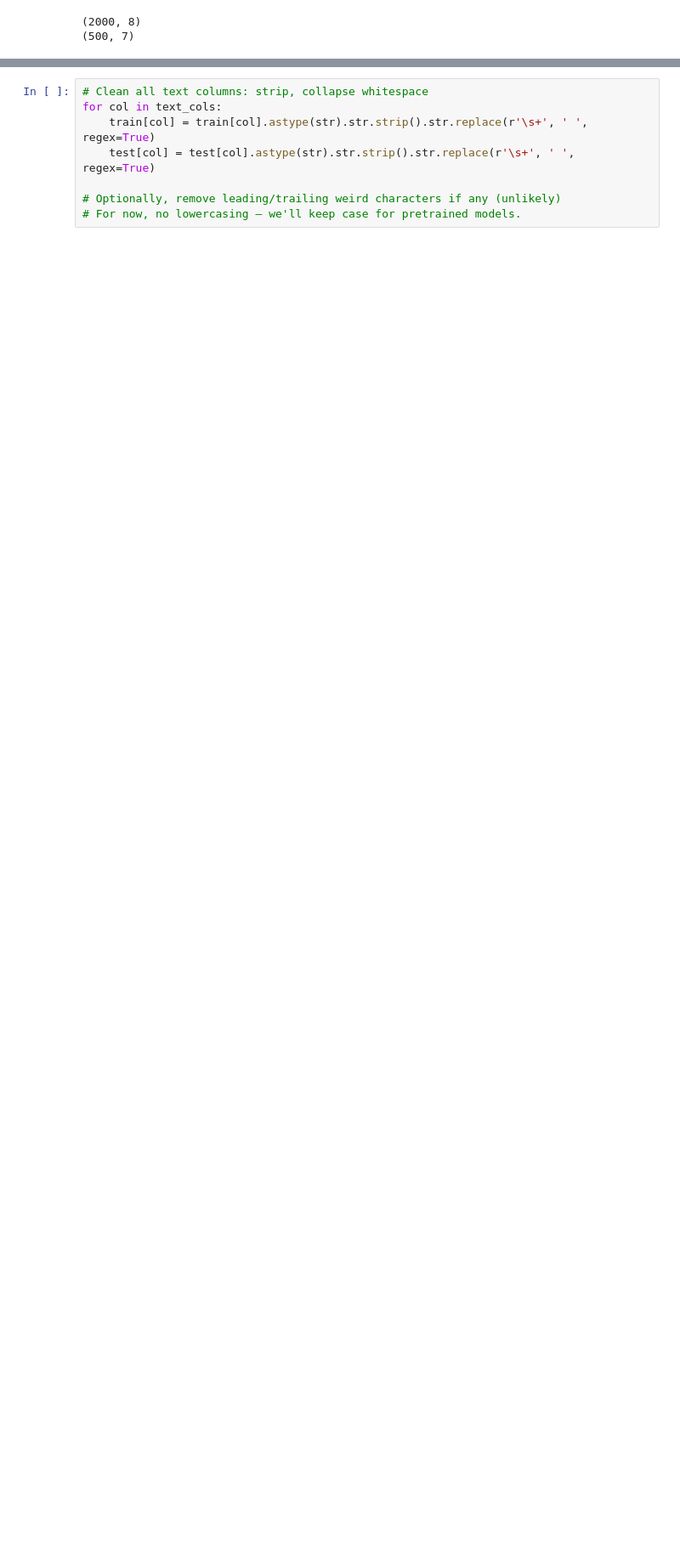
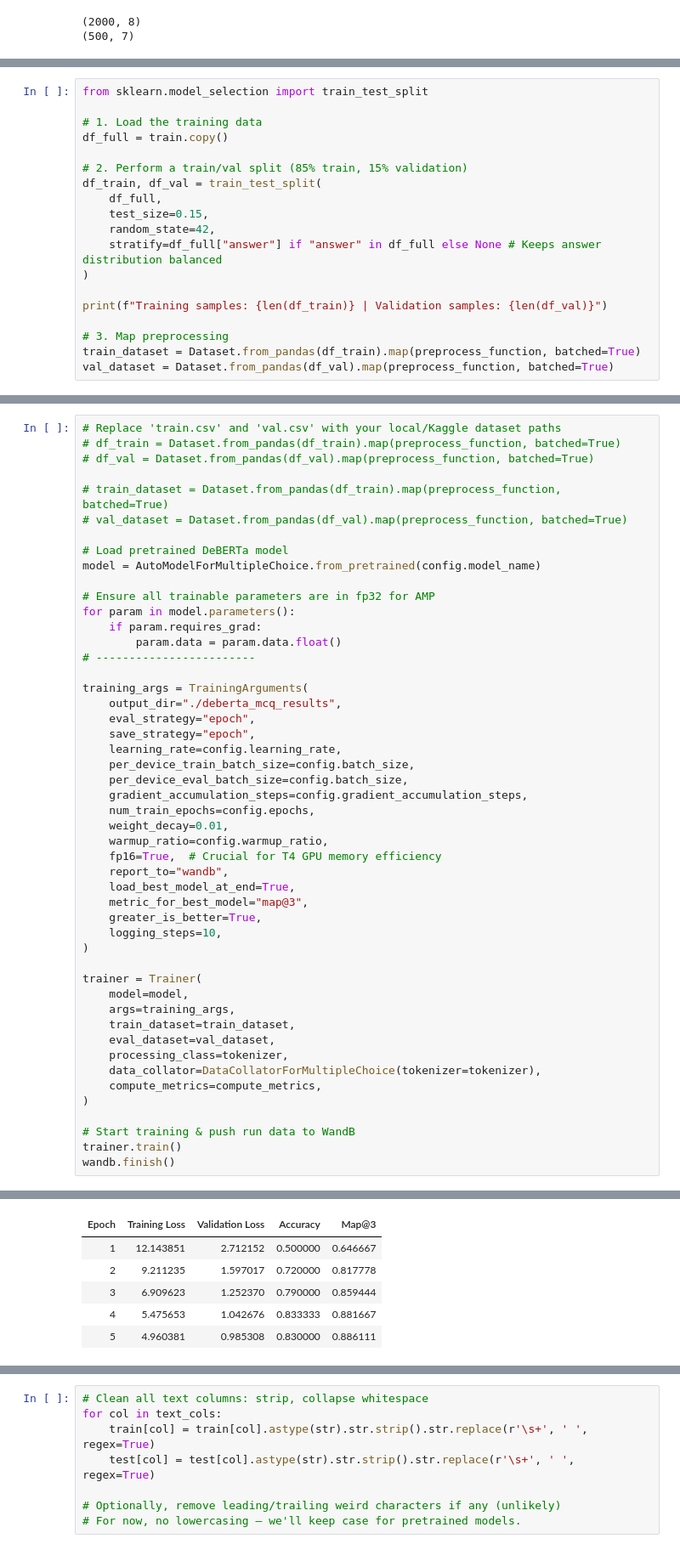
Before and after one commit to 23f3003322/dl-genai-26t2, a Jupyter notebook: dl-23f3003322-notebook-t22026.ipynb, the cells around one changed output, grey strips where cells are left out. Shown at 85% size. Saved outputs shown, nothing was run; the diff lists cells and outputs as text; blank space fills up the shorter version.

Commit message:
test deberta base model

```diff
--- a/dl-23f3003322-notebook-t22026.ipynb
+++ b/dl-23f3003322-notebook-t22026.ipynb
@@ -52,0 +223,19 @@ os.environ["HF_TOKEN"] = user_secrets.get_secret("HF_TOKEN")
+# %%
+from sklearn.model_selection import train_test_split
+
+# 1. Load the training data
+df_full = train.copy()
+
+# 2. Perform a train/val split (85% train, 15% validation)
+df_train, df_val = train_test_split(
+    df_full,
+    test_size=0.15,
+    random_state=42,
+    stratify=df_full["answer"] if "answer" in df_full else None # Keeps answer distribution balanced
+)
+
+print(f"Training samples: {len(df_train)} | Validation samples: {len(df_val)}")
+
+# 3. Map preprocessing
+train_dataset = Dataset.from_pandas(df_train).map(preprocess_function, batched=True)
+val_dataset = Dataset.from_pandas(df_val).map(preprocess_function, batched=True)
@@ -52,0 +244,50 @@ os.environ["HF_TOKEN"] = user_secrets.get_secret("HF_TOKEN")
+# %%
+# Replace 'train.csv' and 'val.csv' with your local/Kaggle dataset paths
+# df_train = Dataset.from_pandas(df_train).map(preprocess_function, batched=True)
+# df_val = Dataset.from_pandas(df_val).map(preprocess_function, batched=True)
+
+# train_dataset = Dataset.from_pandas(df_train).map(preprocess_function, batched=True)
+# val_dataset = Dataset.from_pandas(df_val).map(preprocess_function, batched=True)
+
+# Load pretrained DeBERTa model
+model = AutoModelForMultipleChoice.from_pretrained(config.model_name)
+
+# Ensure all trainable parameters are in fp32 for AMP
+for param in model.parameters():
+    if param.requires_grad:
+        param.data = param.data.float()
+# ------------------------
+
+training_args = TrainingArguments(
+    output_dir="./deberta_mcq_results",
+    eval_strategy="epoch",
+    save_strategy="epoch",
+    learning_rate=config.learning_rate,
+    per_device_train_batch_size=config.batch_size,
+    per_device_eval_batch_size=config.batch_size,
+    gradient_accumulation_steps=config.gradient_accumulation_steps,
+    num_train_epochs=config.epochs,
+    weight_decay=0.01,
+    warmup_ratio=config.warmup_ratio,
+    fp16=True,  # Crucial for T4 GPU memory efficiency
+    report_to="wandb",
+    load_best_model_at_end=True,
+    metric_for_best_model="map@3",
+    greater_is_better=True,
+    logging_steps=10,
+)
+
+trainer = Trainer(
+    model=model,
+    args=training_args,
+    train_dataset=train_dataset,
+    eval_dataset=val_dataset,
+    processing_class=tokenizer,
+    data_collator=DataCollatorForMultipleChoice(tokenizer=tokenizer),
+    compute_metrics=compute_metrics,
+)
+
+# Start training & push run data to WandB
+trainer.train()
+wandb.finish()
+# %% [output]
@@ -52,0 +312,6 @@ os.environ["HF_TOKEN"] = user_secrets.get_secret("HF_TOKEN")
+| Epoch | Training Loss | Validation Loss | Accuracy | Map@3 |
+| 1 | 12.143851 | 2.712152 | 0.500000 | 0.646667 |
+| 2 | 9.211235 | 1.597017 | 0.720000 | 0.817778 |
+| 3 | 6.909623 | 1.252370 | 0.790000 | 0.859444 |
+| 4 | 5.475653 | 1.042676 | 0.833333 | 0.881667 |
+| 5 | 4.960381 | 0.985308 | 0.830000 | 0.886111 |
```
Also changed, not shown: parts of 20 cells of this notebook.
